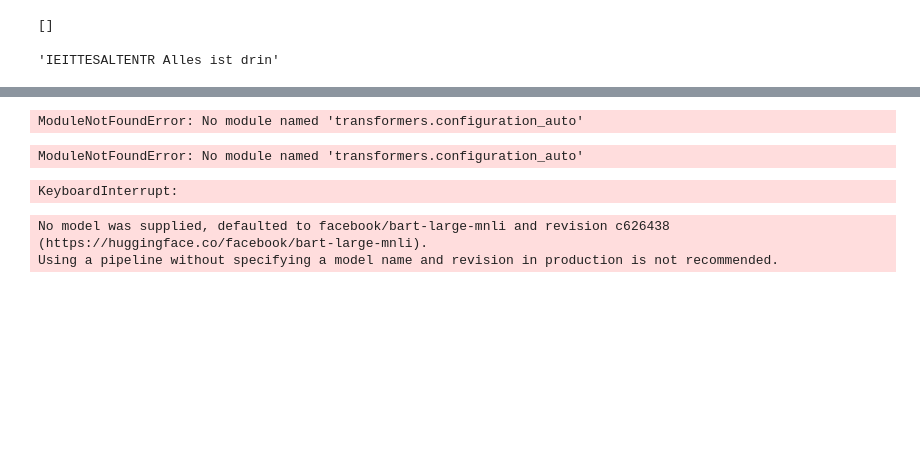
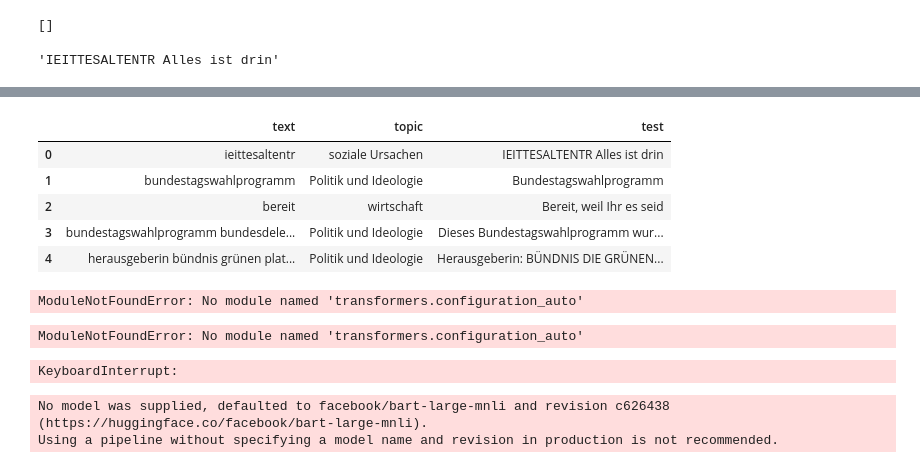
Before and after one commit to NICFRU/NLP, a Jupyter notebook: test.ipynb, the cells around one changed output, grey strips where cells are left out. Drawn from its saved outputs; the diff is of its cells as text; code cells hidden in the pictures; blank space fills up the shorter version.

```diff
--- a/test.ipynb
+++ b/test.ipynb
@@ -175,27 +175,34 @@ def get_words(text: str) -> List[str]:
 
 
 def get_topical_sentences(
-    sentences, topics
+    sentences, topics, df_y=0
 ) :
-    """
-    Get lists of sentences per topic, based on the presence of
-    words that are a part of the topic.
-    Args:
-        sentences (List[str]):
-            List of sentences to analyse.
-        topics (Dict[str, List[str]]):
-            Dictionary of words per topic.
-    Returns:
-        Dict[str, List[str]]:
-            Dictionary of sentences per topic.
-    """
+    sent_df=[]
     topical_sentences = dict()
+    topics_list=[]
     for topic in topics:
+        topics_list.append(topic)
         topical_sentences[topic] = list()
+        #topical_sentences[f'{topic}_num'] = list()
     for sentence in sentences:
+        topic_list=[]
         for topic in topics:
             if any(str(topical_word) in str(sentence.lower()) for topical_word in topics[topic]):
-                topical_sentences[topic].append(sentence)
+                for  topical_word in topics[topic]:
+                        if str(topical_word) in str(sentence.lower()):
+                            topic_num+=1
+
+
+            else:
+                topic_num=0
+            topic_list.append(topic_num)
+        #print(topics_list[max(range(len(topic_list)), key=topic_list.__getitem__)])
+        topical_sentences[topics_list[max(range(len(topic_list)), key=topic_list.__getitem__)]].append(sentence)
+        if df_y:
+            sent_df.append([sentence,topics_list[max(range(len(topic_list)), key=topic_list.__getitem__)]])
+    if df_y:
+        return pd.DataFrame(data=sent_df,columns=['text','topic'])
+
     return topical_sentences
 
 
@@ -756,3 +797,16 @@ topic_sentence_count
+# %%
+df_top=get_topical_sentences(sent, topics,1)
+# %%
+df_top['test']=sentences
+# %%
+df_top.head()
+# %% [output]
+|  | text | topic | test |
+| 0 | ieittesaltentr | soziale Ursachen | IEITTESALTENTR Alles ist drin |
+| 1 | bundestagswahlprogramm | Politik und Ideologie | Bundestagswahlprogramm |
+| 2 | bereit | wirtschaft | Bereit, weil Ihr es seid |
+| 3 | bundestagswahlprogramm bundesdele... | Politik und Ideologie | Dieses Bundestagswahlprogramm wur... |
+| 4 | herausgeberin bündnis grünen plat... | Politik und Ideologie | Herausgeberin: BÜNDNIS DIE GRÜNEN... |
 # %%
 plot_topical_presence(
     sentences,
```
Also changed, not shown: parts of 7 cells of this notebook, 1 other file.
